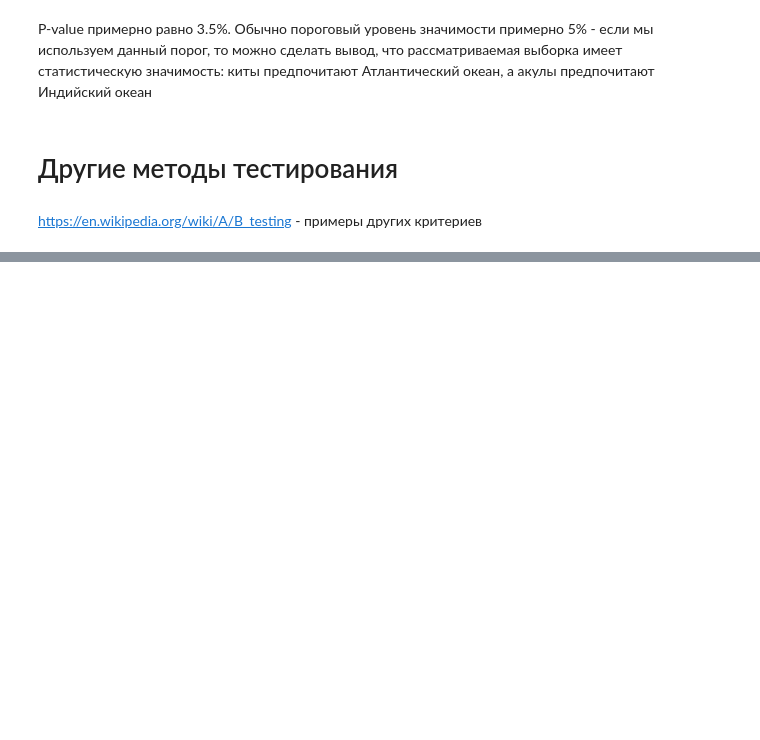
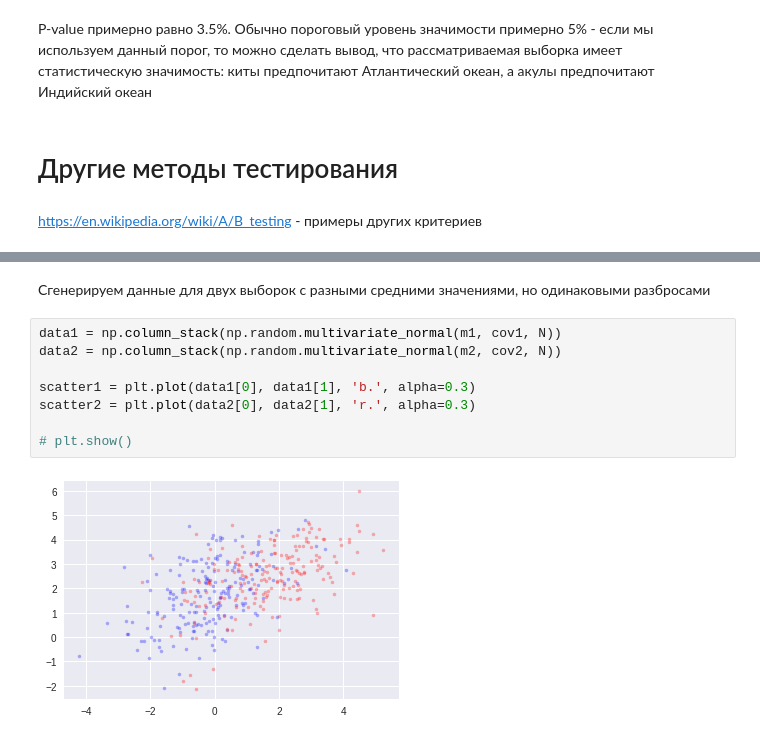
Before and after one commit to yustiks/statistics_in_python, a Jupyter notebook: statistics_3.ipynb, the cells around one changed output, grey strips where cells are left out. Cells and saved outputs as stored; diff of their text form; blank space fills up the shorter version.

```diff
--- a/statistics_3.ipynb
+++ b/statistics_3.ipynb
@@ -510,0 +549,12 @@ https://en.wikipedia.org/wiki/A/B_testing - примеры других крит
+# %% [markdown]
+Сгенерируем данные для двух выборок с разными средними значениями, но одинаковыми разбросами
+# %%
+data1 = np.column_stack(np.random.multivariate_normal(m1, cov1, N))
+data2 = np.column_stack(np.random.multivariate_normal(m2, cov2, N))
+
+scatter1 = plt.plot(data1[0], data1[1], 'b.', alpha=0.3)
+scatter2 = plt.plot(data2[0], data2[1], 'r.', alpha=0.3)
+
+# plt.show()
+# %% [output]
+[figure, added]
```
Also changed, not shown: parts of 8 cells of this notebook.
